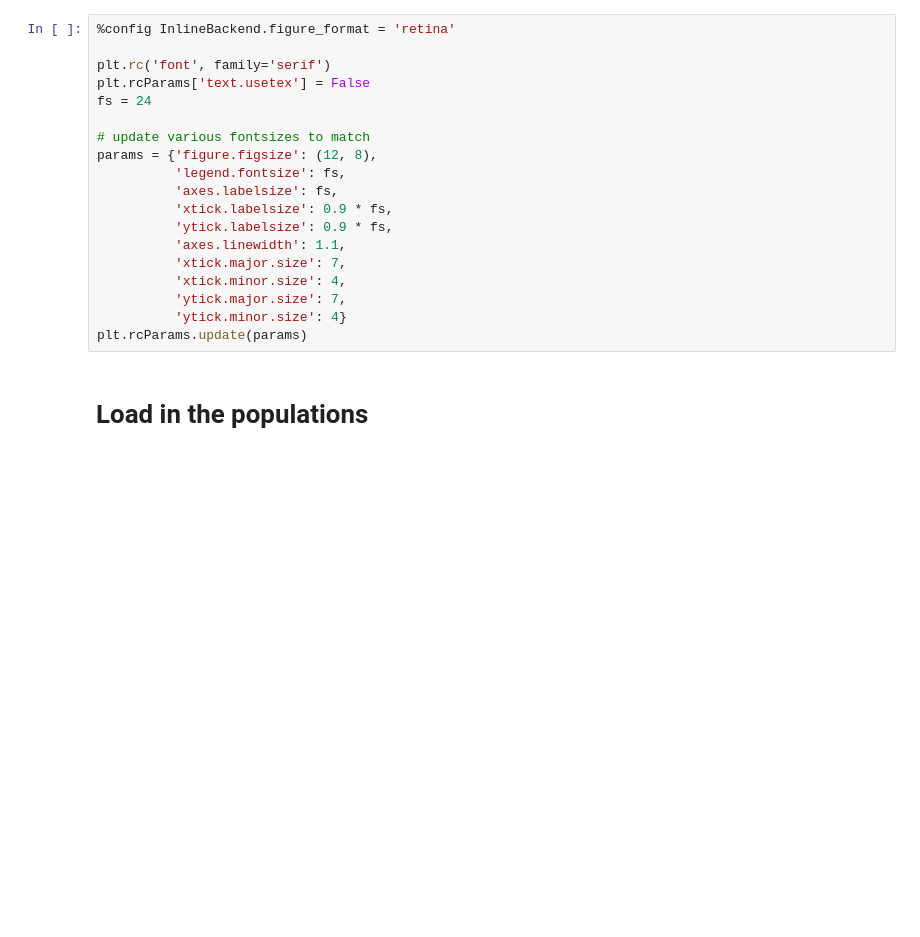
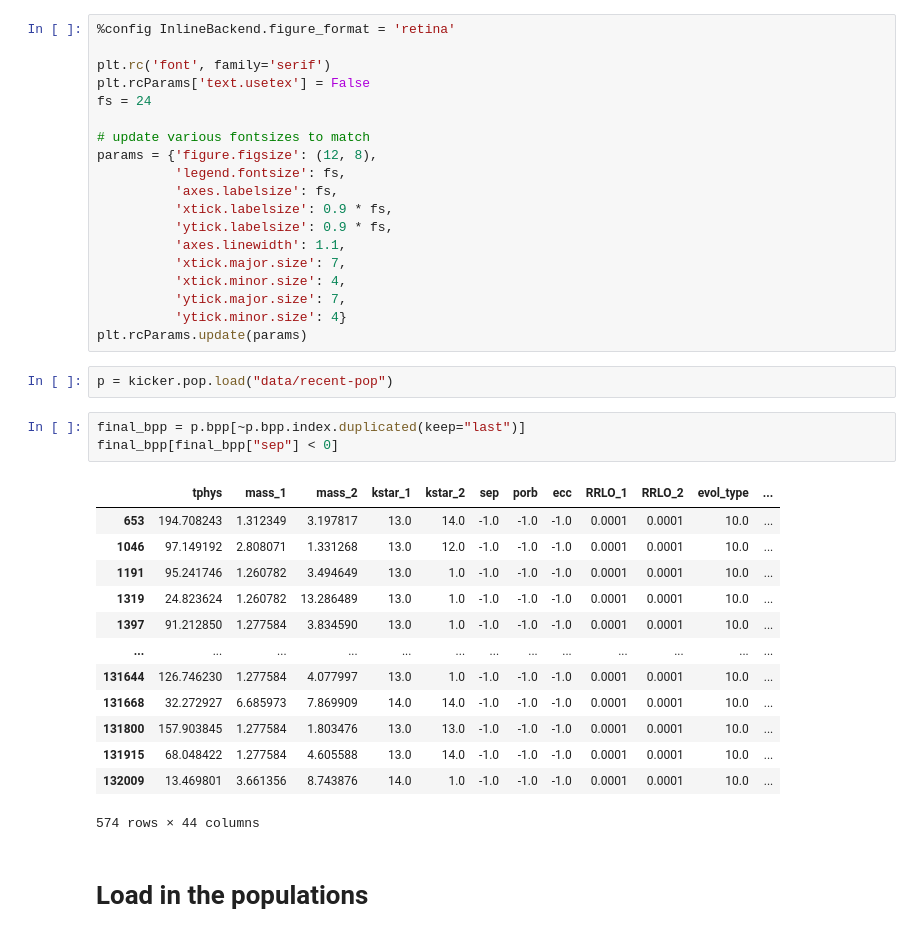
Before and after one commit to TomWagg/cogsworth, a Jupyter notebook: scratch.ipynb, the cells around one changed output. Saved outputs shown, nothing was run; the diff lists cells and outputs as text; blank space fills up the shorter version.

```diff
--- a/scratch.ipynb
+++ b/scratch.ipynb
@@ -57,5 +32,24 @@ params = {'figure.figsize': (12, 8),
           'ytick.major.size': 7,
           'ytick.minor.size': 4}
 plt.rcParams.update(params)
+# %%
+p = kicker.pop.load("data/recent-pop")
+# %%
+final_bpp = p.bpp[~p.bpp.index.duplicated(keep="last")]
+final_bpp[final_bpp["sep"] < 0]
+# %% [output]
+|  | tphys | mass_1 | mass_2 | kstar_1 | kstar_2 | sep | porb | ecc | RRLO_1 | RRLO_2 | evol_type | ... |
+| 653 | 194.708243 | 1.312349 | 3.197817 | 13.0 | 14.0 | -1.0 | -1.0 | -1.0 | 0.0001 | 0.0001 | 10.0 | ... |
+| 1046 | 97.149192 | 2.808071 | 1.331268 | 13.0 | 12.0 | -1.0 | -1.0 | -1.0 | 0.0001 | 0.0001 | 10.0 | ... |
+| 1191 | 95.241746 | 1.260782 | 3.494649 | 13.0 | 1.0 | -1.0 | -1.0 | -1.0 | 0.0001 | 0.0001 | 10.0 | ... |
+| 1319 | 24.823624 | 1.260782 | 13.286489 | 13.0 | 1.0 | -1.0 | -1.0 | -1.0 | 0.0001 | 0.0001 | 10.0 | ... |
+| 1397 | 91.212850 | 1.277584 | 3.834590 | 13.0 | 1.0 | -1.0 | -1.0 | -1.0 | 0.0001 | 0.0001 | 10.0 | ... |
+| ... | ... | ... | ... | ... | ... | ... | ... | ... | ... | ... | ... | ... |
+| 131644 | 126.746230 | 1.277584 | 4.077997 | 13.0 | 1.0 | -1.0 | -1.0 | -1.0 | 0.0001 | 0.0001 | 10.0 | ... |
+| 131668 | 32.272927 | 6.685973 | 7.869909 | 14.0 | 14.0 | -1.0 | -1.0 | -1.0 | 0.0001 | 0.0001 | 10.0 | ... |
+| 131800 | 157.903845 | 1.277584 | 1.803476 | 13.0 | 13.0 | -1.0 | -1.0 | -1.0 | 0.0001 | 0.0001 | 10.0 | ... |
+| 131915 | 68.048422 | 1.277584 | 4.605588 | 13.0 | 14.0 | -1.0 | -1.0 | -1.0 | 0.0001 | 0.0001 | 10.0 | ... |
+| 132009 | 13.469801 | 3.661356 | 8.743876 | 14.0 | 1.0 | -1.0 | -1.0 | -1.0 | 0.0001 | 0.0001 | 10.0 | ... |
+574 rows × 44 columns
 # %% [markdown]
 # Load in the populations
```
Also changed, not shown: parts of 7 cells of this notebook, 1 other file.
